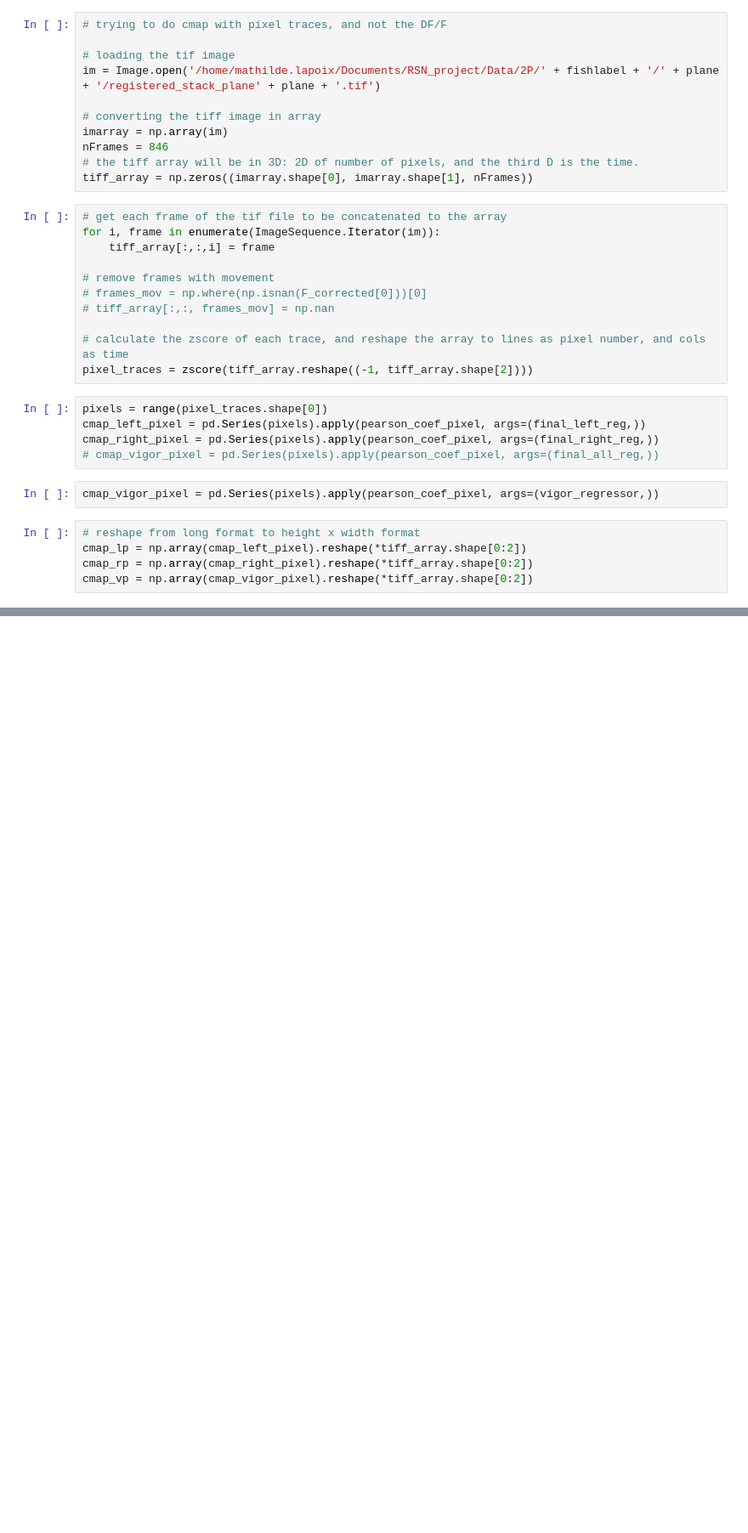
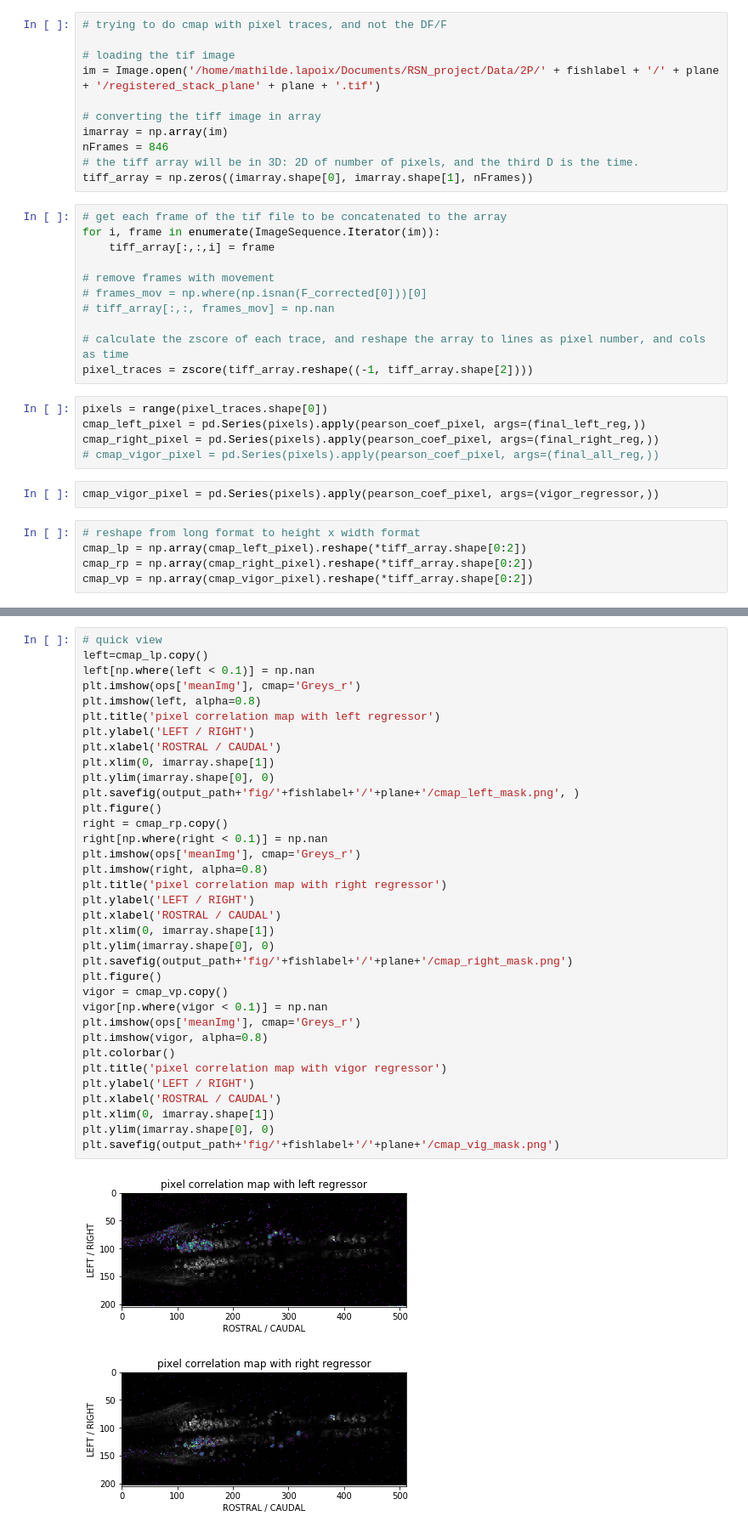
Before and after one commit to mathildelpx/Brainstem_V2a_V1_project, a Jupyter notebook: notebooks/pixelWiseCorrelation.ipynb, the cells around one changed output, grey strips where cells are left out. Shown at 85% size. Cells and saved outputs as stored; diff of their text form; blank space fills up the shorter version.

```diff
--- a/notebooks/pixelWiseCorrelation.ipynb
+++ b/notebooks/pixelWiseCorrelation.ipynb
@@ -164,0 +191,38 @@ plt.savefig(output_path+'fig/'+fishlabel+'/'+plane+'/pixel_cmap_vigor_reg.png')
+# %%
+# quick view
+left=cmap_lp.copy()
+left[np.where(left < 0.1)] = np.nan
+plt.imshow(ops['meanImg'], cmap='Greys_r')
+plt.imshow(left, alpha=0.8)
+plt.title('pixel correlation map with left regressor')
+plt.ylabel('LEFT / RIGHT')
+plt.xlabel('ROSTRAL / CAUDAL')
+plt.xlim(0, imarray.shape[1])
+plt.ylim(imarray.shape[0], 0)
+plt.savefig(output_path+'fig/'+fishlabel+'/'+plane+'/cmap_left_mask.png', )
+plt.figure()
+right = cmap_rp.copy()
+right[np.where(right < 0.1)] = np.nan
+plt.imshow(ops['meanImg'], cmap='Greys_r')
+plt.imshow(right, alpha=0.8)
+plt.title('pixel correlation map with right regressor')
+plt.ylabel('LEFT / RIGHT')
+plt.xlabel('ROSTRAL / CAUDAL')
+plt.xlim(0, imarray.shape[1])
+plt.ylim(imarray.shape[0], 0)
+plt.savefig(output_path+'fig/'+fishlabel+'/'+plane+'/cmap_right_mask.png')
+plt.figure()
+vigor = cmap_vp.copy()
+vigor[np.where(vigor < 0.1)] = np.nan
+plt.imshow(ops['meanImg'], cmap='Greys_r')
+plt.imshow(vigor, alpha=0.8)
+plt.colorbar()
+plt.title('pixel correlation map with vigor regressor')
+plt.ylabel('LEFT / RIGHT')
+plt.xlabel('ROSTRAL / CAUDAL')
+plt.xlim(0, imarray.shape[1])
+plt.ylim(imarray.shape[0], 0)
+plt.savefig(output_path+'fig/'+fishlabel+'/'+plane+'/cmap_vig_mask.png')
+# %% [output]
+[figure, added]
+[figure, added]
```
Also changed, not shown: parts of 8 cells of this notebook, 15 other files.
